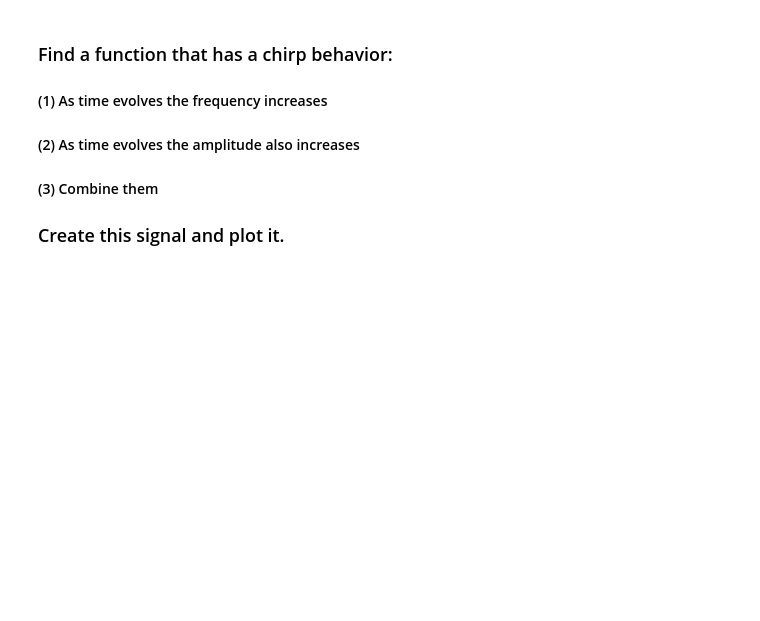
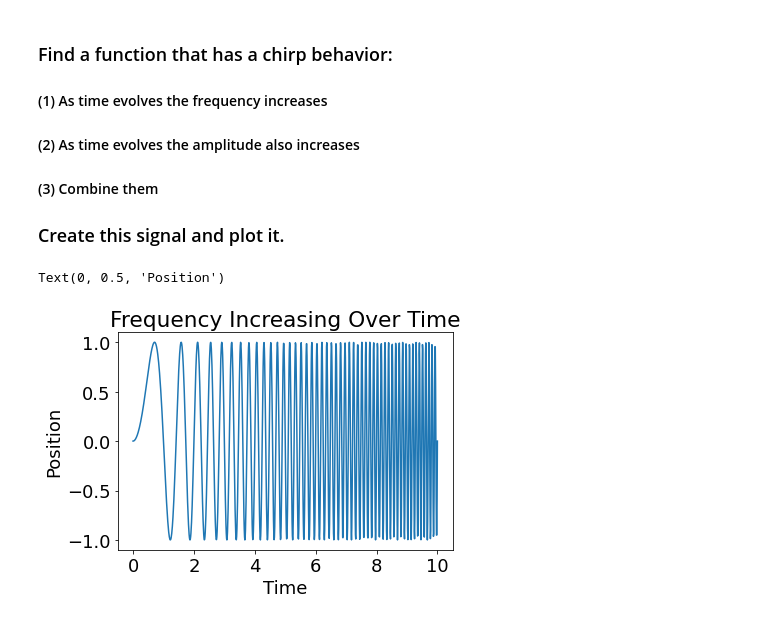
Before and after one commit to lizkapelevich/Matrix_Multiply, a Jupyter notebook: Precursor to the Project.ipynb, the cells around one changed output. Cells and saved outputs as stored; diff of their text form; code cells hidden in the pictures; blank space fills up the shorter version.

```diff
--- a/Precursor to the Project.ipynb
+++ b/Precursor to the Project.ipynb
@@ -91,3 +101,12 @@ plt.plot(t, x1/10, '--', label = "Signal")
 #### (3) Combine them
 
 ### Create this signal and plot it.
+# %%
+x4 = np.sin((2*np.pi*f)*t**2);
+plt.plot(t,x4)
+plt.title("Frequency Increasing Over Time")
+plt.xlabel("Time")
+plt.ylabel("Position")
+# %% [output]
+Text(0, 0.5, 'Position')
+[figure, added]
```
Also changed, not shown: parts of 8 cells of this notebook.
